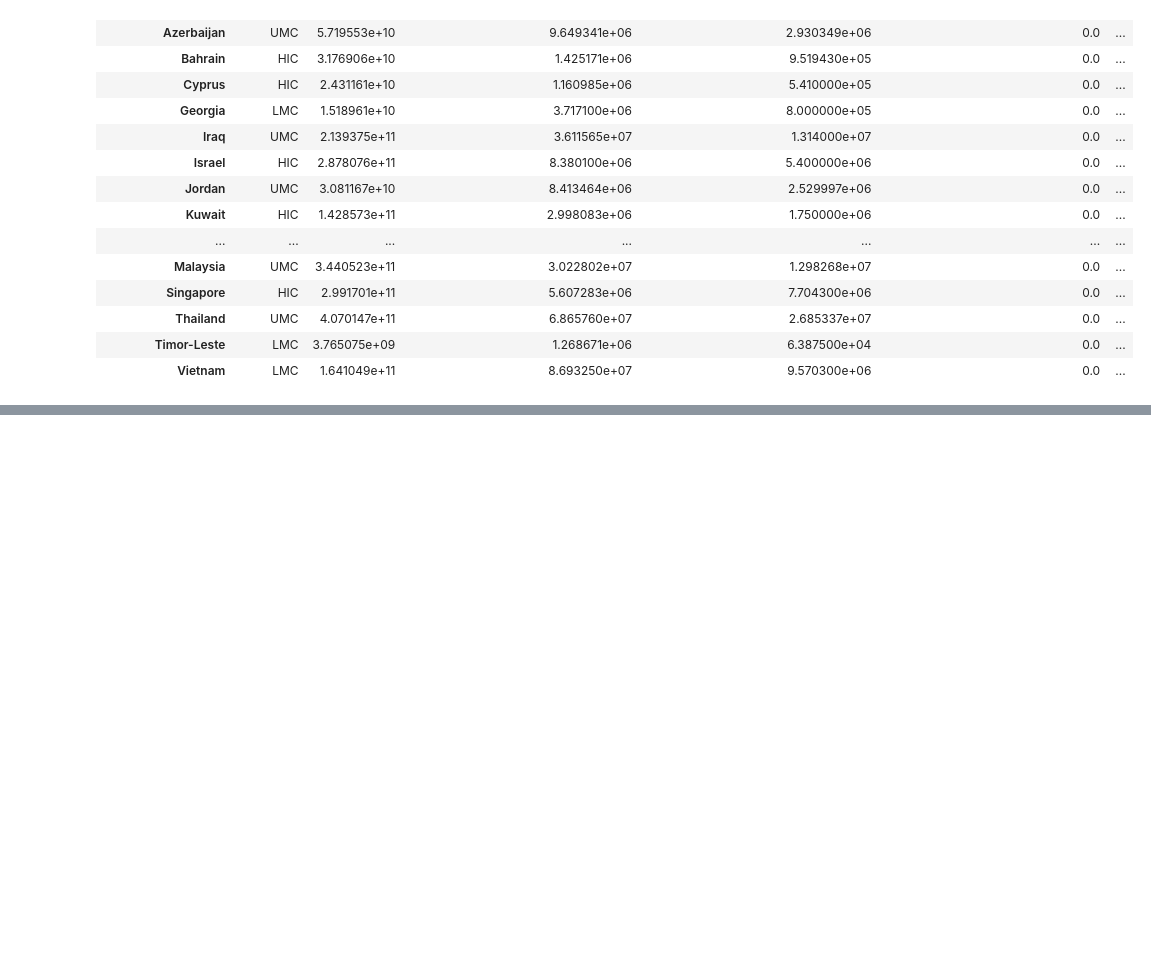
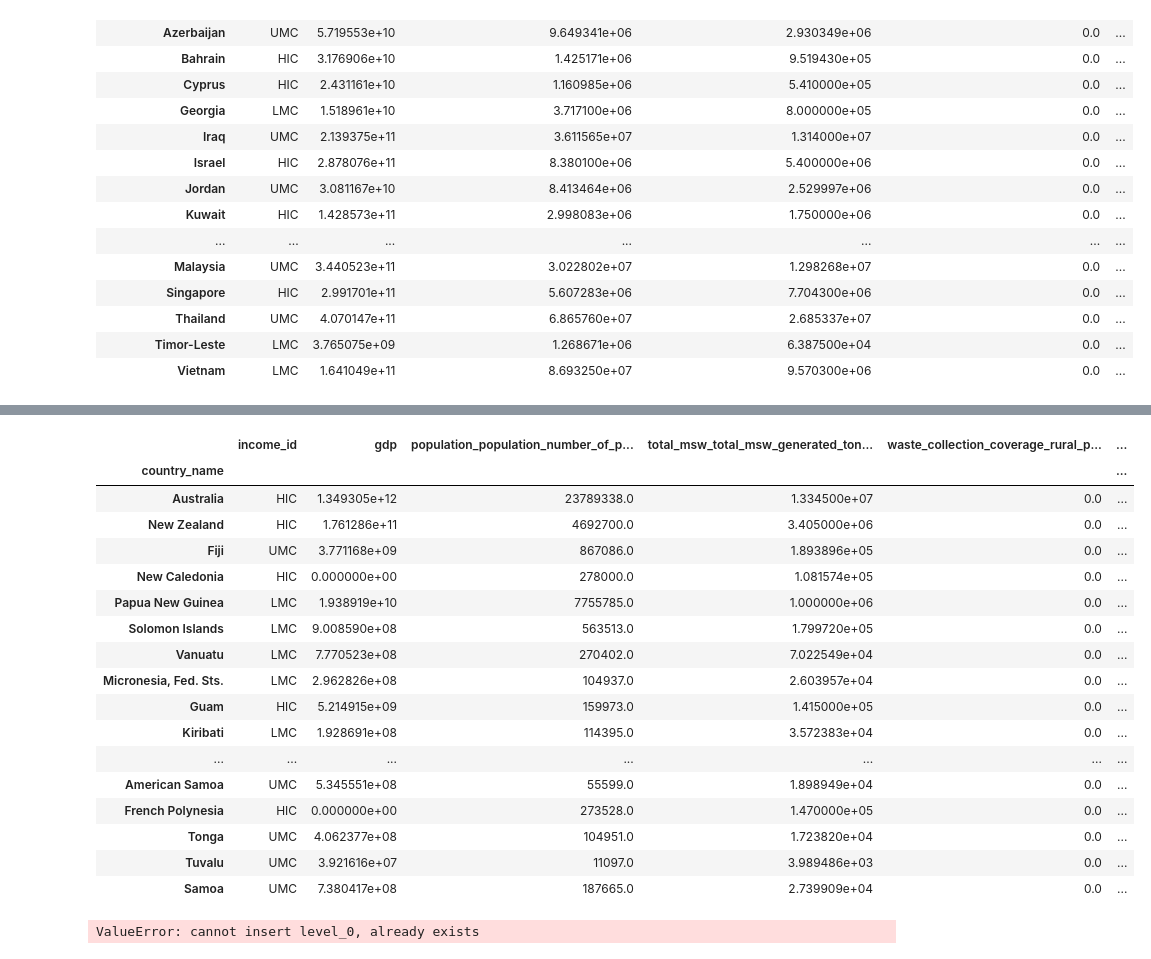
Before and after one commit to ShilpaMuralidhar/WasteManagement, a Jupyter notebook: Data_Science/Waste_Collection.ipynb, the cells around one changed output, grey strips where cells are left out. Saved outputs shown, nothing was run; the diff lists cells and outputs as text; code cells hidden in the pictures; blank space fills up the shorter version.

Commit message:
Collection

```diff
--- a/Data_Science/Waste_Collection.ipynb
+++ b/Data_Science/Waste_Collection.ipynb
@@ -317,0 +424,62 @@ plt.show()
+# %%
+Australia_NZ = Collection.loc[country_data_df['country_name'].
+            isin(['Australia', 'New Zealand'])].set_index('country_name')
+
+
+Melanesia = Collection.loc[country_data_df['country_name'] .\
+            isin(['Fiji', 'New Caledonia', 'Papua New Guinea', 'Solomon Islands', 'Vanuatu'])].set_index('country_name')
+
+Micronesia = Collection.loc[country_data_df['country_name'] .\
+              isin(['Guam', 'Kiribati', 'Marshall Islands', 'Micronesia, Fed. Sts.', 'Nauru',
+                    'Northern Mariana Islands', 'Palau'])].set_index('country_name')
+
+Polynesia = Collection.loc[country_data_df['country_name'] .\
+              isin(['American Samoa', 'Cook Islands', 'Easter Island', 'French Polynesia', 'Hawaii',
+                   'Niue', 'Pitcairin', 'Samoa', 'Tonga', 'Tuvalu'])].set_index('country_name')
+
+Oceania= [Australia_NZ, Melanesia, Micronesia, Polynesia]
+df_Oceania = pd.concat(Oceania)
+df_Oceania.fillna(0)
+#df_Oceania.drop('default_rank', axis=1)
+# %% [output]
+|  | income_id | gdp | population_population_number_of_p... | total_msw_total_msw_generated_ton... | waste_collection_coverage_rural_p... | ... |
+| country_name |  |  |  |  |  | ... |
+| Australia | HIC | 1.349305e+12 | 23789338.0 | 1.334500e+07 | 0.0 | ... |
+| New Zealand | HIC | 1.761286e+11 | 4692700.0 | 3.405000e+06 | 0.0 | ... |
+| Fiji | UMC | 3.771168e+09 | 867086.0 | 1.893896e+05 | 0.0 | ... |
+| New Caledonia | HIC | 0.000000e+00 | 278000.0 | 1.081574e+05 | 0.0 | ... |
+| Papua New Guinea | LMC | 1.938919e+10 | 7755785.0 | 1.000000e+06 | 0.0 | ... |
+| Solomon Islands | LMC | 9.008590e+08 | 563513.0 | 1.799720e+05 | 0.0 | ... |
+| Vanuatu | LMC | 7.770523e+08 | 270402.0 | 7.022549e+04 | 0.0 | ... |
+| Micronesia, Fed. Sts. | LMC | 2.962826e+08 | 104937.0 | 2.603957e+04 | 0.0 | ... |
+| Guam | HIC | 5.214915e+09 | 159973.0 | 1.415000e+05 | 0.0 | ... |
+| Kiribati | LMC | 1.928691e+08 | 114395.0 | 3.572383e+04 | 0.0 | ... |
+| ... | ... | ... | ... | ... | ... | ... |
+| American Samoa | UMC | 5.345551e+08 | 55599.0 | 1.898949e+04 | 0.0 | ... |
+| French Polynesia | HIC | 0.000000e+00 | 273528.0 | 1.470000e+05 | 0.0 | ... |
+| Tonga | UMC | 4.062377e+08 | 104951.0 | 1.723820e+04 | 0.0 | ... |
+| Tuvalu | UMC | 3.921616e+07 | 11097.0 | 3.989486e+03 | 0.0 | ... |
+| Samoa | UMC | 7.380417e+08 | 187665.0 | 2.739909e+04 | 0.0 | ... |
+# %%
+x = df_Oceania.loc[:, ['waste_collection_coverage_total_percent_of_population']]
+df_Oceania['mpg_z'] = (x - x.mean())/x.std()
+df_Oceania['colors'] = ['green' if x < 0 else 'red' for x in df_Oceania['mpg_z']]
+df_Oceania.sort_values('mpg_z', inplace=True)
+df_Oceania.reset_index(inplace=True)
+
+# Draw plot
+plt.figure(figsize=(14,14), dpi= 80)
+plt.hlines(y=df_Oceania.country_name, xmin=0, xmax=df_Oceania.mpg_z)
+for x, y, tex in zip(df_Oceania.mpg_z, df_Oceania.index, df_Oceania.mpg_z):
+    t = plt.text(x, y, round(tex, 2), horizontalalignment='right' if x < 0 else 'left',
+                 verticalalignment='center', fontdict={'color':'green' if x < 0 else 'red', 'size':10})
+
+
+# Decorations
+plt.yticks(df_Oceania.country_name, fontsize=12)
+plt.title('Population-Based Waste collection Ranking in Asia', fontdict={'size':20})
+plt.grid(linestyle='--', alpha=0.5)
+plt.xlim(-2.0, 4.5)
+plt.show()
+# %% [output]
+ValueError: cannot insert level_0, already exists
```
Also changed, not shown: parts of 7 cells of this notebook.
